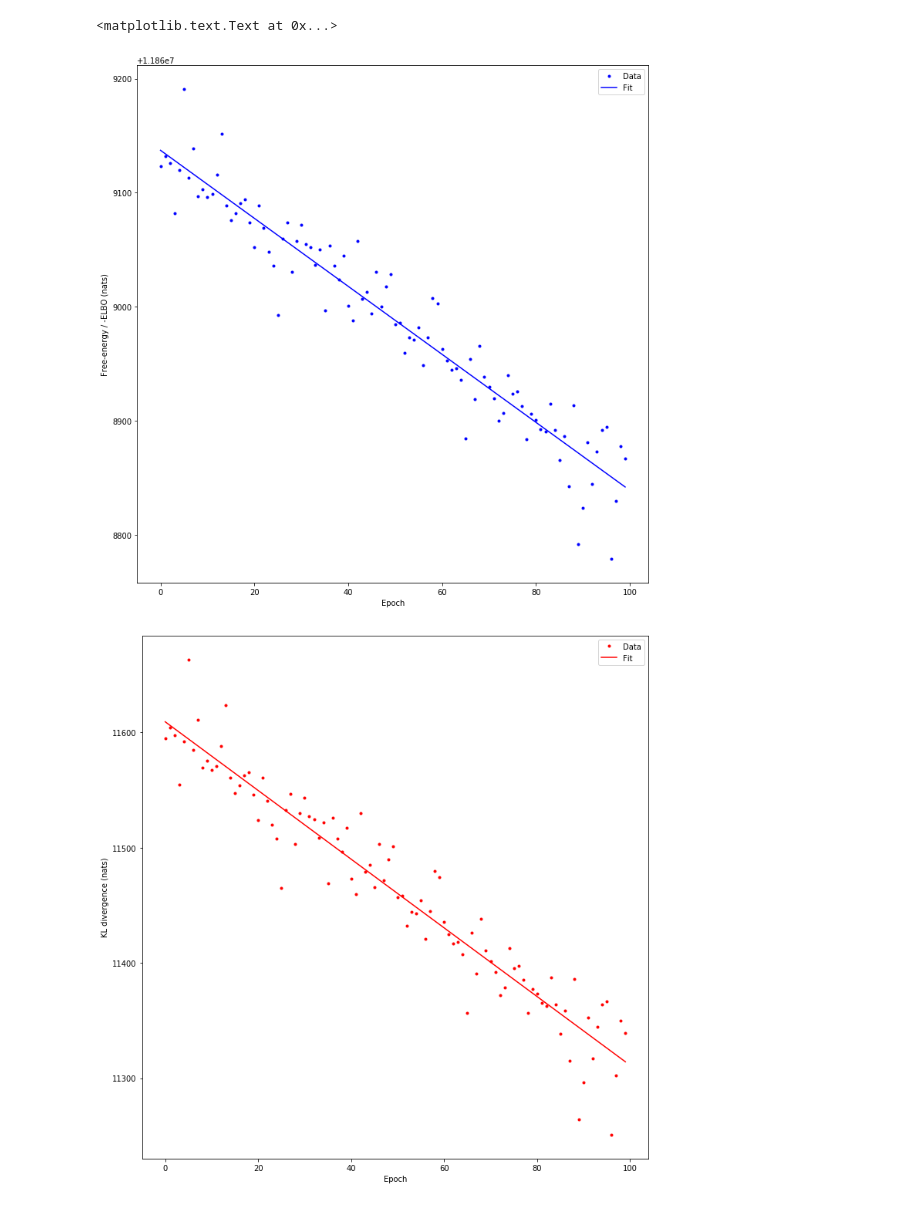
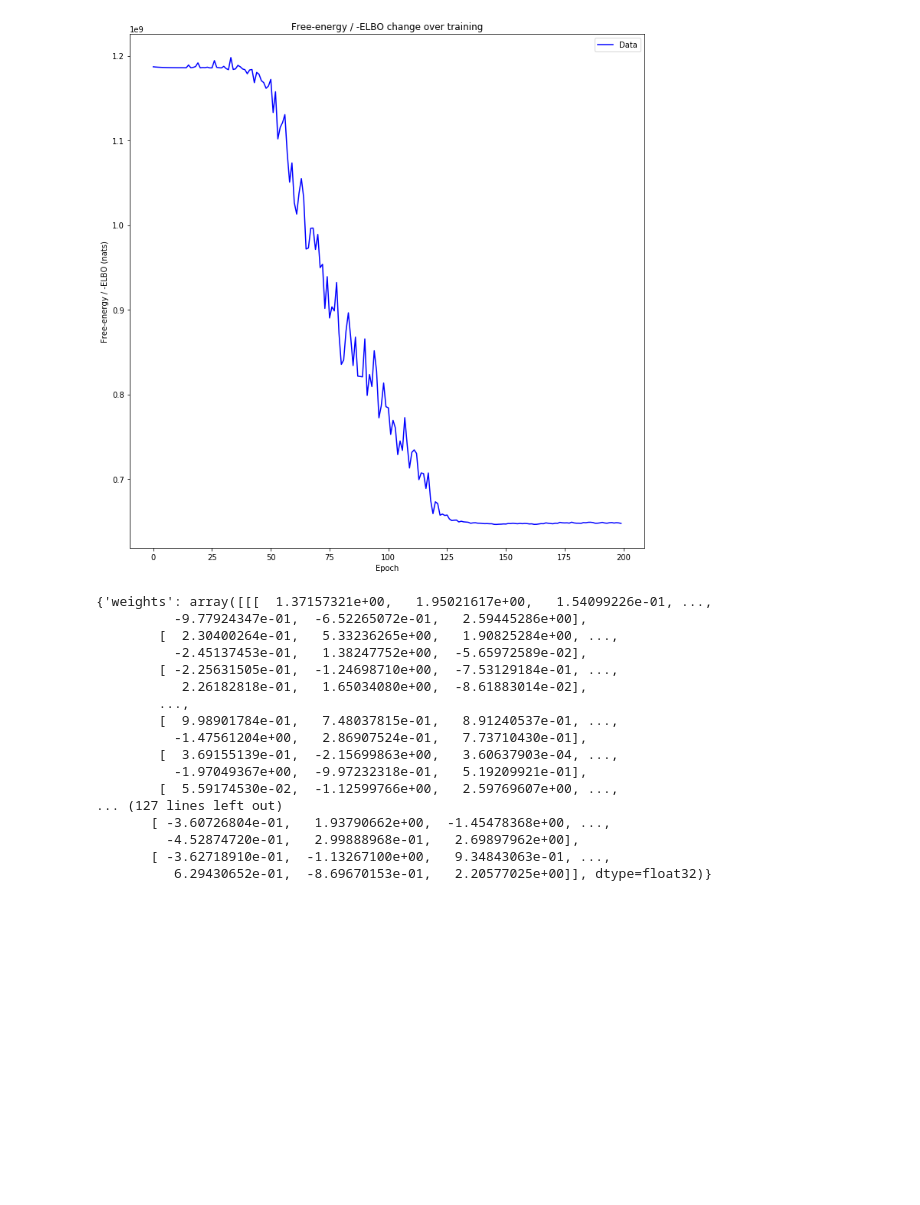
Before and after one commit to neu-pml/HTFATorch, a Jupyter notebook: notebooks/example_tfa.ipynb, the cells around one changed output. Drawn from its saved outputs; the diff is of its cells as text; code cells hidden in the pictures; blank space fills up the shorter version.

```diff
--- a/notebooks/example_tfa.ipynb
+++ b/notebooks/example_tfa.ipynb
@@ -193,4 +7,9 @@ class TopographicalFactorAnalysis:
 # %%
-tfa = TopographicalFactorAnalysis('s0.mat')
-losses = tfa.train(num_steps=100)
+tfa = TFA.TopographicalFactorAnalysis('../notebooks/s0.mat')
+losses = tfa.train(num_steps=200, log_optimization=True)
+
+utils.plot_losses(losses)
+
+results = tfa.results()
+print(tfa.results())
 # %% [output]
@@ -214,31 +33,18 @@ losses = tfa.train(num_steps=100)
+[figure, added]
+{'weights': array([[[  1.37157321e+00,   1.95021617e+00,   1.54099226e-01, ...,
+          -9.77924347e-01,  -6.52265072e-01,   2.59445286e+00],
+        [  2.30400264e-01,   5.33236265e+00,   1.90825284e+00, ...,
+          -2.45137453e-01,   1.38247752e+00,  -5.65972589e-02],
+        [ -2.25631505e-01,  -1.24698710e+00,  -7.53129184e-01, ...,
+           2.26182818e-01,   1.65034080e+00,  -8.61883014e-02],
+        ...,
+        [  9.98901784e-01,   7.48037815e-01,   8.91240537e-01, ...,
+          -1.47561204e+00,   2.86907524e-01,   7.73710430e-01],
+        [  3.69155139e-01,  -2.15699863e+00,   3.60637903e-04, ...,
+          -1.97049367e+00,  -9.97232318e-01,   5.19209921e-01],
+        [  5.59174530e-02,  -1.12599766e+00,   2.59769607e+00, ...,
+... (127 lines left out)
+       [ -3.60726804e-01,   1.93790662e+00,  -1.45478368e+00, ...,
+         -4.52874720e-01,   2.99888968e-01,   2.69897962e+00],
+       [ -3.62718910e-01,  -1.13267100e+00,   9.34843063e-01, ...,
+          6.29430652e-01,  -8.69670153e-01,   2.20577025e+00]], dtype=float32)}
-# %%
-def linear(x, m, b):
-     return m * x + b
-
-epochs = range(losses.shape[1])
-
-free_energy_fig = plt.figure(figsize=(10, 10))
-
-plt.plot(epochs, losses[0,:], 'b.', label='Data')
-parameters, pcov = scipy.optimize.curve_fit(linear, epochs, losses[0,:])
-plt.plot(epochs, linear(epochs, *parameters), 'b', label="Fit");
-plt.legend()
-
-free_energy_fig.tight_layout()
-free_energy_fig.axes[0].set_xlabel('Epoch')
-free_energy_fig.axes[0].set_ylabel('Free-energy / -ELBO (nats)')
-
-kl_fig = plt.figure(figsize=(10, 10))
-
-plt.plot(epochs, losses[1,:], 'r.', label='Data')
-parameters, pcov = scipy.optimize.curve_fit(linear, epochs, losses[1,:])
-plt.plot(epochs, linear(epochs, *parameters), 'r', label="Fit");
-plt.legend()
-
-kl_fig.tight_layout()
-kl_fig.axes[0].set_xlabel('Epoch')
-kl_fig.axes[0].set_ylabel('KL divergence (nats)')
-# %% [output]
-<matplotlib.text.Text at 0x...>
-[figure, removed]
-[figure, removed]
```
Also changed, not shown: parts of 15 cells of this notebook.
